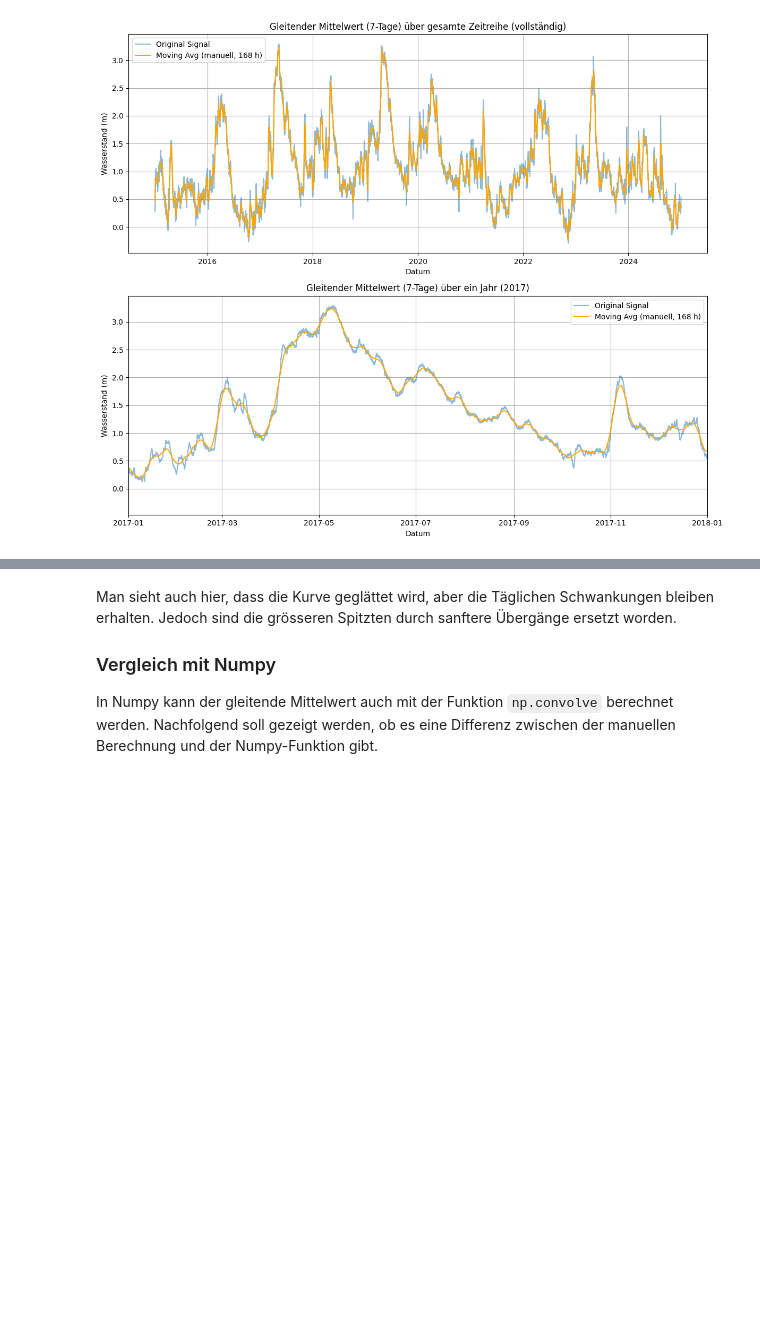
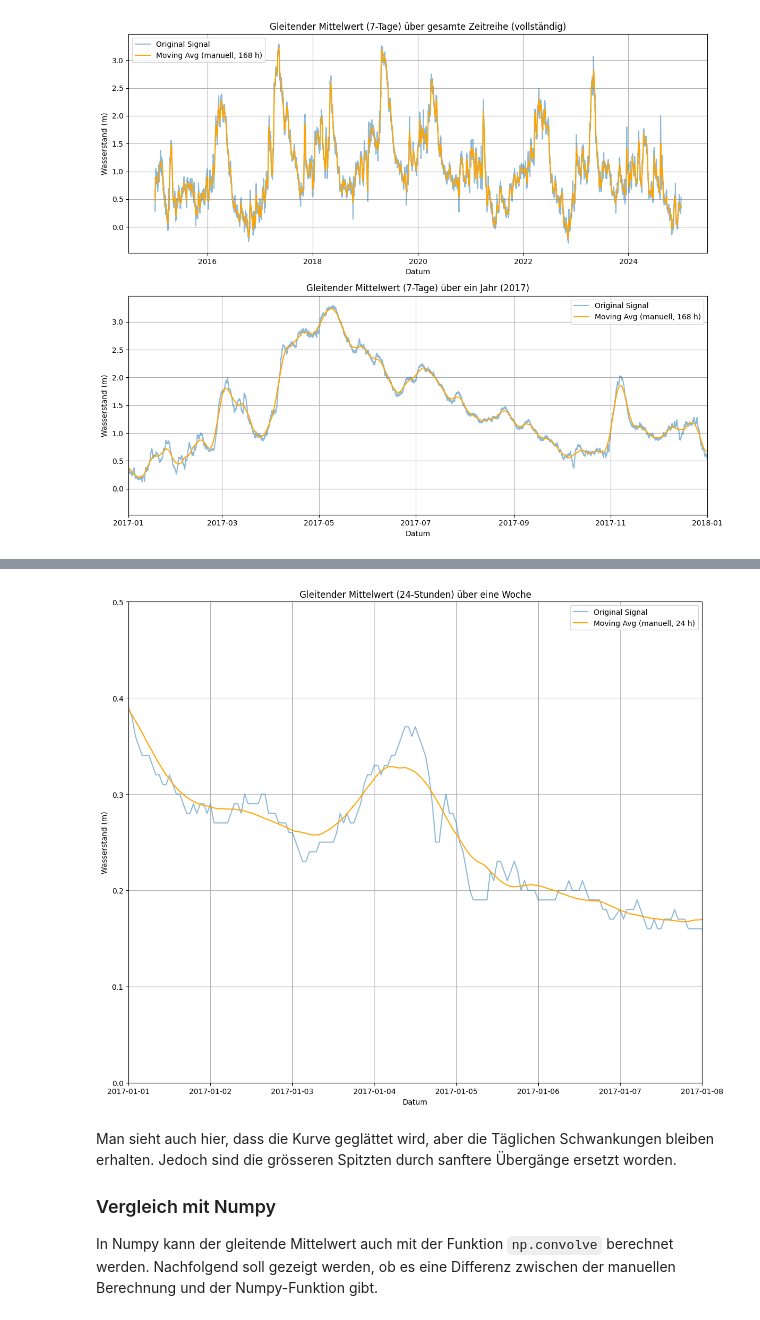
Before and after one commit to adrianmeier2002/gbsv_minichallenges, a Jupyter notebook: MC1/MC1_Day10_15.ipynb, the cells around one changed output, grey strips where cells are left out. Cells and saved outputs as stored; diff of their text form; code cells hidden in the pictures; blank space fills up the shorter version.

```diff
--- a/MC1/MC1_Day10_15.ipynb
+++ b/MC1/MC1_Day10_15.ipynb
@@ -146,3 +113,30 @@ plt.show()
+# %%
+sig = water_raw.set_index('Observed_date')['Sealevel'].asfreq('h').interpolate(limit=16*24)
+x = sig.values
+dates = sig.index
+
+# --- Parameter ---
+window_size = 24  # 24 Stunden
+
+# --- Berechnung mit der Funktion ---
+x_manual_centered = manual_moving_average(x, window_size)
+
+# --- Plot: In einer Woche ---
+plt.figure(figsize=(12,10))
+plt.plot(dates, x, label='Original Signal', alpha=0.5)
+plt.plot(dates, x_manual_centered, label=f'Moving Avg (manuell, {window_size} h)', color='orange')
+plt.xlim([pd.Timestamp("2017-01-01"), pd.Timestamp("2017-01-08")])
+plt.ylim([0, 0.5])
+plt.title('Gleitender Mittelwert (24-Stunden) über eine Woche')
+plt.xlabel('Datum')
+plt.ylabel('Wasserstand (m)')
+plt.legend()
+plt.grid()
+
+plt.tight_layout()
+plt.show()
+# %% [output]
+[figure, added]
 # %% [markdown]
 Man sieht auch hier, dass die Kurve geglättet wird, aber die Täglichen Schwankungen bleiben erhalten. Jedoch sind die grösseren Spitzten durch sanftere Übergänge ersetzt worden.
 
```
Also changed, not shown: parts of 4 cells of this notebook, 1 other file.
